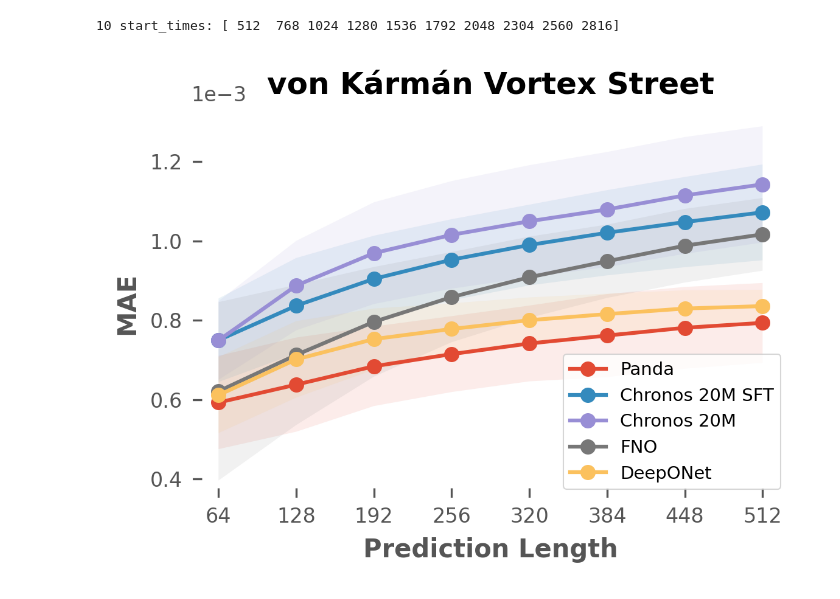
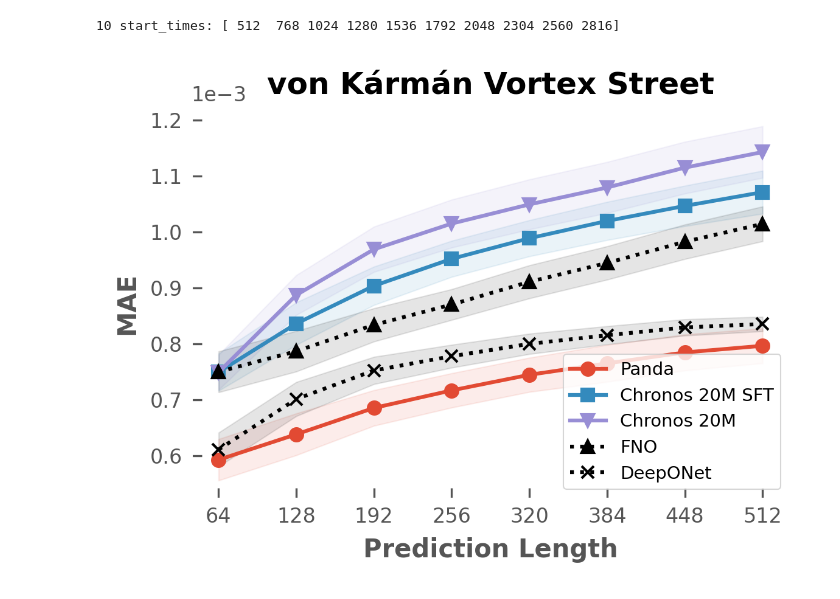
Before and after one commit to abao1999/panda, a Jupyter notebook: notebooks/vonkarman.ipynb, the cells around one changed output. Cells and saved outputs as stored; diff of their text form; code cells hidden in the pictures.

Commit message:
plotting tweaks

```diff
--- a/notebooks/vonkarman.ipynb
+++ b/notebooks/vonkarman.ipynb
@@ -512,16 +545,24 @@ for start_time in tqdm(start_times, desc="Running rollouts"):
 # %%
-don_rollout_metrics = defaultdict(dict)
-for start_time in tqdm(start_times, desc="Running rollouts"):
-    context_start = start_time + context_length
-    end = context_start + prediction_length
-    groundtruth = reconstruct(X_ts[context_start:end:stride], eigenvectors).reshape(-1, *vort_field.shape[1:])
-    don_prediction = deeponet_rollout(X_ts[start_time:context_start:stride], prediction_length, net, xs, eigenvectors)
-    metrics_don = compute_rollout_metrics(don_prediction, groundtruth, time_interval=64)
-    for t, metric_dict in metrics_don.items():
-        for metric_name, metric_val in metric_dict.items():
-            if t not in don_rollout_metrics[metric_name]:
-                don_rollout_metrics[metric_name][t] = []
-            don_rollout_metrics[metric_name][t].append(metric_val)
+don_metrics_path = os.path.join(save_dir, f"don_preds_{n_runs}.npy")
+if os.path.exists(don_metrics_path):
+    don_rollout_metrics = np.load(don_metrics_path, allow_pickle=True)
+else:
+    don_rollout_metrics = defaultdict(dict)
+    for start_time in tqdm(start_times, desc="Running rollouts"):
+        context_start = start_time + context_length
+        end = context_start + prediction_length
+        groundtruth = reconstruct(X_ts[context_start:end:stride], eigenvectors).reshape(-1, *vort_field.shape[1:])
+        don_prediction = deeponet_rollout(
+            X_ts[start_time:context_start:stride], prediction_length, net, xs, eigenvectors
+        )
+        metrics_don = compute_rollout_metrics(don_prediction, groundtruth, time_interval=64)
+        for t, metric_dict in metrics_don.items():
+            for metric_name, metric_val in metric_dict.items():
+                if t not in don_rollout_metrics[metric_name]:
+                    don_rollout_metrics[metric_name][t] = []
+                don_rollout_metrics[metric_name][t].append(metric_val)
+
+    np.save(don_metrics_path, don_rollout_metrics)
 # %%
 def calculate_stats(data_dict):
     mean_vals = {t: np.mean(v) for t, v in data_dict.items()}
@@ -532,53 +573,52 @@ def calculate_stats(data_dict):
 
 
 def plot_model_results(
-    mean_dict: dict[str, list[float]], ste_dict: dict[str, list[float]], marker: str, label: str, fmt: str | None = None
+    mean_dict: dict[str, list[float]], ste_dict: dict[str, list[float]], marker: str, label: str, color: str, **kwargs
 ):
     x_values = list(mean_dict.keys())
     y_values = list(mean_dict.values())
     y_errors = list(ste_dict.values())
 
-    if fmt is not None:
-        plt.plot(x_values, y_values, marker=marker, label=label, fmt=fmt)
-    else:
-        plt.plot(x_values, y_values, marker=marker, label=label)
+    plt.plot(x_values, y_values, marker=marker, label=label, color=color, **kwargs)
     plt.fill_between(
         x_values,
         np.array(y_values) - np.array(y_errors),
         np.array(y_values) + np.array(y_errors),
         alpha=0.1,
+        color=color,
     )
 # %%
 plt.figure(figsize=(4, 3))
 
 markers = ["o", "s", "v", "^", "x"]
 model_names = ["Panda", "Chronos 20M SFT", "Chronos 20M", "FNO", "DeepONet"]
 rollout_metrics = [
     our_model_rollout_metrics,
     chronos_ft_rollout_metrics,
     chronos_zs_rollout_metrics,
     fno_rollout_metrics,
     don_rollout_metrics,
 ]
 for model, metrics, marker in zip(model_names, rollout_metrics, markers):
     means, medians, stds, stes = calculate_stats(metrics["mae"])
-    fmt = f"{marker}-.k" if model_names in ("FNO", "DeepONet") else None
-    plot_model_results(means, stds, marker, label=model, fmt=fmt)
+    linestyle = ":" if model in ("FNO", "DeepONet") else "-"
+    color = "k" if model in ("FNO", "DeepONet") else plt.gca()._get_lines.get_next_color()
+    plot_model_results(means, stes, marker, label=model, linestyle=linestyle, color=color)
     plt.xlabel("Prediction Length", fontweight="bold")
     plt.xticks(list(means.keys()))
     plt.title("von Kármán Vortex Street", fontweight="bold")
     plt.ylabel("MAE", fontweight="bold")
     plt.ticklabel_format(axis="y", style="sci", scilimits=(0, 0))
 
 plt.legend(loc="lower right", frameon=True, fontsize=7)
 plt.tight_layout()
 plt.savefig(
     os.path.join(figs_save_dir, f"vonkarman_all_models_{metric_name}.pdf"),
     bbox_inches="tight",
 )
 plt.show()
 # %% [output]
-[figure, old version]
+[figure, new version]
 # %%
 metrics_combined = {
     "Panda": our_model_rollout_metrics,
```
Also changed, not shown: parts of 6 cells of this notebook.
